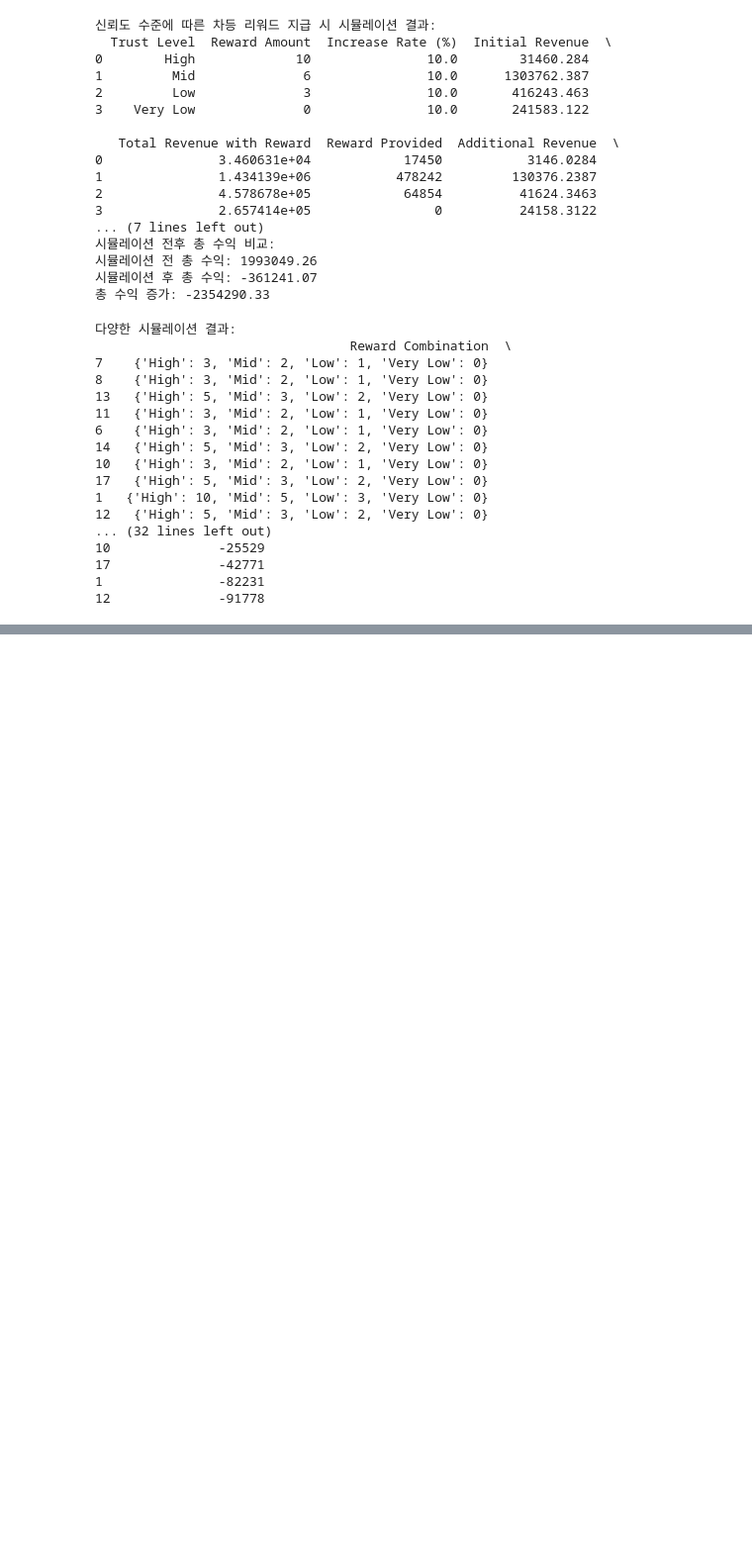
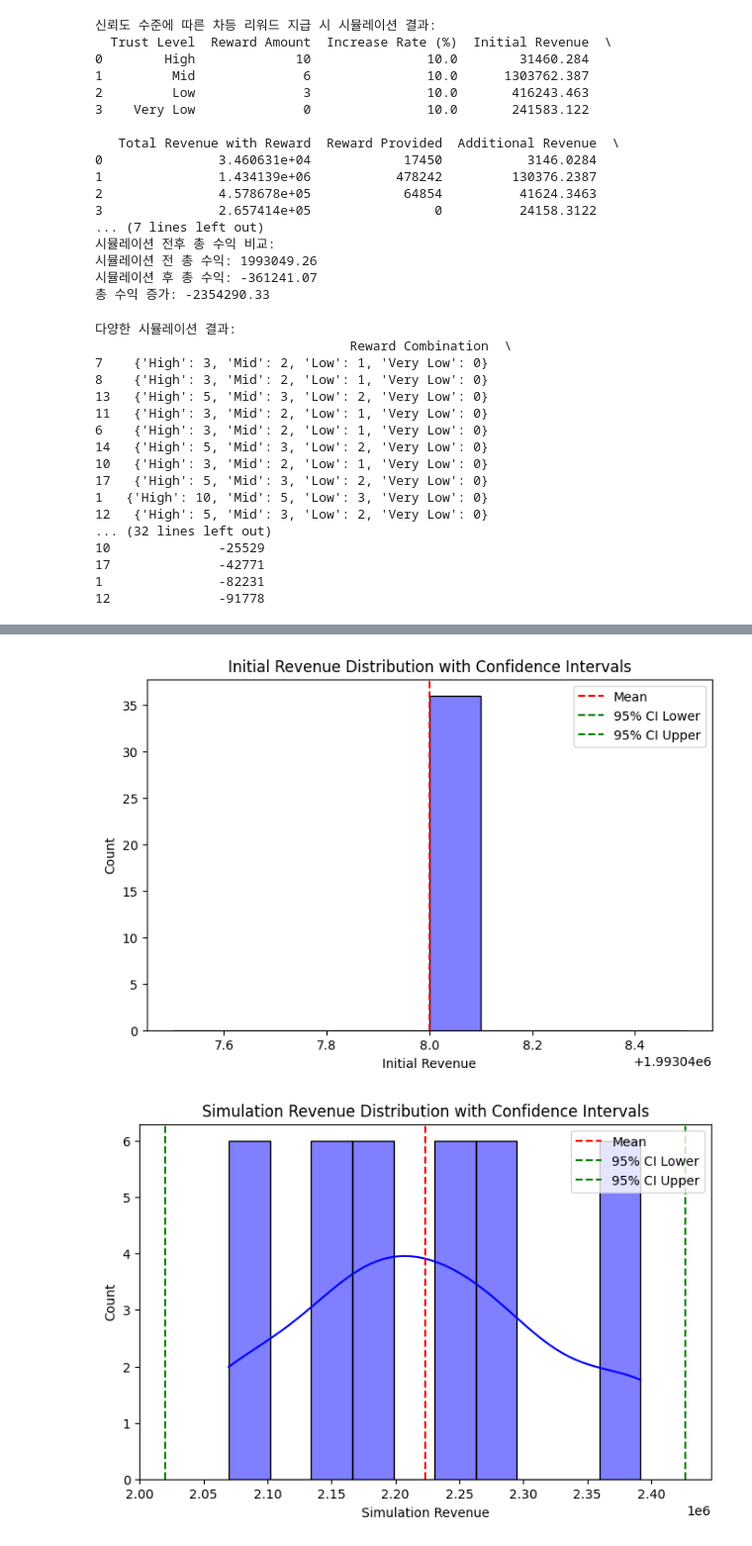
Before and after one commit to dothegee/ecommerce_project, a Jupyter notebook: code/simulation.ipynb, the cells around one changed output, grey strips where cells are left out. Shown at 99% size. Drawn from its saved outputs; the diff is of its cells as text; code cells hidden in the pictures; blank space fills up the shorter version.

```diff
--- a/code/simulation.ipynb
+++ b/code/simulation.ipynb
@@ -384,3 +400,64 @@ simulation_df.sort_values(by=["Additional Revenue"],ascending=False)
 | 30 | {'High': 25, 'Mid': 20, 'Low': 15... | {'High': 0.1, 'Mid': 0.1, 'Low': ... | 1993048 | 2192352 | 2024735 | ... |
 | 34 | {'High': 25, 'Mid': 20, 'Low': 15... | {'High': 0.15, 'Mid': 0.1, 'Low':... | 1993048 | 2153786 | 2024735 | ... |
 | 33 | {'High': 25, 'Mid': 20, 'Low': 15... | {'High': 0.1, 'Mid': 0.05, 'Low':... | 1993048 | 2069706 | 2024735 | ... |
+# %%
+# 예시 데이터 (사용자의 simulation_df 대신 값 입력)
+data = [    'Initial Revenue',
+    'Simulation Revenue',
+    'Reward Provided',
+    'Simulation Net Profit',
+    'Additional Revenue']
+# 데이터프레임 생성
+simulation_analysis = simulation_df[data]
+# %%
+import numpy as np
+import pandas as pd
+import scipy.stats as stats
+import matplotlib.pyplot as plt
+import seaborn as sns
+
+
+# 분포 분석 함수
+def analyze_distribution(column, confidence=0.95):
+    """
+    분포 분석 및 신뢰 구간 계산
+    Args:
+        column (pd.Series): 분석 대상 컬럼
+        confidence (float): 신뢰 구간 (기본값 95%)
+    Returns:
+        dict: 평균, 표준편차, 신뢰 구간 (하한, 상한)
+    """
+    mean = column.mean()
+    std = column.std()
+    ci = stats.norm.interval(confidence, loc=mean, scale=std)
+    return {
+        'Mean': mean,
+        'Standard Deviation': std,
+        f'{int(confidence * 100)}% Confidence Interval': ci
+    }
+
+# 각 지표에 대해 분포 분석 수행
+results = {}
+for col in simulation_analysis.columns:
+    results[col] = analyze_distribution(simulation_analysis[col], confidence=0.95)
+
+# 분석 결과 출력
+for col, res in results.items():
+    print(f"Analysis for {col}:")
+    for key, value in res.items():
+        if isinstance(value, tuple):
+            print(f"  {key}: {value[0]:.2f} ~ {value[1]:.2f}")
+        else:
+            print(f"  {key}: {value:.2f}")
+
+# 그래프 시각화 (분포와 신뢰 구간)
+for col in simulation_analysis.columns:
+    plt.figure(figsize=(8, 5))
+    sns.histplot(simulation_analysis[col], kde=True, bins=10, color="blue")
+    plt.axvline(results[col]['Mean'], color='red', linestyle='--', label='Mean')
+    plt.axvline(results[col]['95% Confidence Interval'][0], color='green', linestyle='--', label='95% CI Lower')
+    plt.axvline(results[col]['95% Confidence Interval'][1], color='green', linestyle='--', label='95% CI Upper')
+    plt.title(f"{col} Distribution with Confidence Intervals")
+    plt.legend()
+    plt.show()
+# %% [output]
@@ -386,0 +484,2 @@ simulation_df.sort_values(by=["Additional Revenue"],ascending=False)
+[figure, added]
+[figure, added]
```
Also changed, not shown: parts of 4 cells of this notebook.
